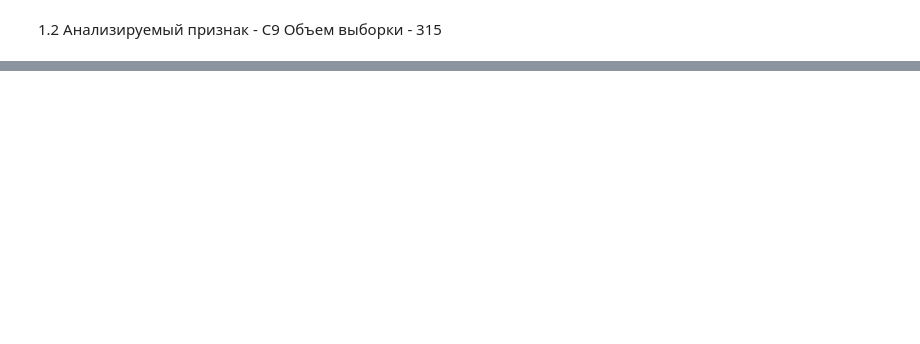
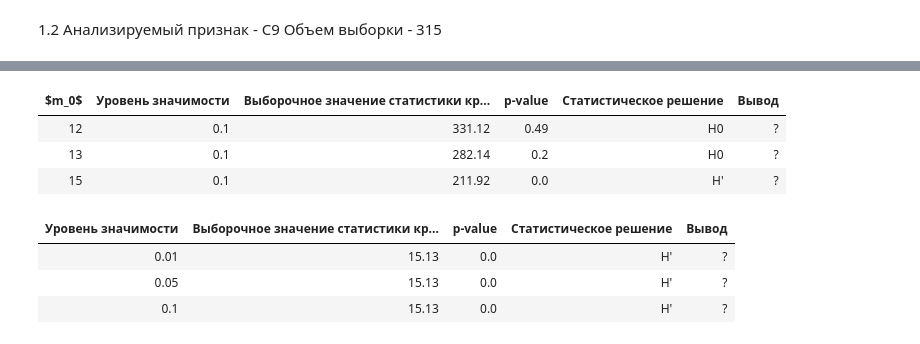
Before and after one commit to AndreiEremeev/matstat-labs, a Jupyter notebook: Untitled.ipynb, the cells around one changed output, grey strips where cells are left out. Saved outputs shown, nothing was run; the diff lists cells and outputs as text; code cells hidden in the pictures; blank space fills up the shorter version.

```diff
--- a/Untitled.ipynb
+++ b/Untitled.ipynb
@@ -125,0 +311,62 @@ print_1_2("C9")
+# %%
+def criterion_chi2_no_m_row(sample, sigma, alpha=0.1):
+    s2 = np.var(sample, ddof=1)
+    z = (len(sample) - 1) * s2 / sigma**2
+    quantile_r = stats.chi2.ppf(1 - alpha / 2, len(sample) - 1)
+    quantile_l = stats.chi2.ppf(alpha / 2, len(sample) - 1)
+    decision = 'H0' if z > quantile_l and z < quantile_r else 'H\''
+    left_p = stats.chi2.cdf(z, len(sample) - 1)
+    p_value = 2 * min(left_p, 1 - left_p)
+    return sigma, alpha, round(z, 4), round(p_value,4), decision, '?'
+def print_3_2(first):
+    np_first = np.array(df[first])
+    table(
+    ['$m_0$', 'Уровень значимости', 'Выборочное значение статистики критерия', 'p-value', 'Статистическое решение', 'Вывод'],
+    [
+       criterion_chi2_no_m_row(np_first, 12),
+       criterion_chi2_no_m_row(np_first, 13),
+       criterion_chi2_no_m_row(np_first, 15),
+    ])
+print_3_2("C9")
+# %% [output]
+| $m_0$ | Уровень значимости | Выборочное значение статистики кр... | p-value | Статистическое решение | Вывод |
+| 12 | 0.1 | 331.12 | 0.49 | H0 | ? |
+| 13 | 0.1 | 282.14 | 0.2 | H0 | ? |
+| 15 | 0.1 | 211.92 | 0.0 | H' | ? |
+# %%
+def criterion_t2_test_row(sample1, sample2, alpha):
+    s1 = np.std(sample1, ddof=1)
+    s2 = np.std(sample2, ddof=1)
+    n1 = len(sample1)
+    n2 = len(sample2)
+    S = (n1 - 1) * s1 * s1 + (n2 - 1) * s2 * s2
+    S /= n1 + n2 - 2
+    S = np.sqrt(S)
+
+    m1 = np.mean(sample1)
+    m2 = np.mean(sample2)
+    z = (m1 - m2) / S
+    z /= np.sqrt(1.0 / n1 + 1.0 / n2)
+    quantile = stats.t.ppf(1 - alpha / 2, len(sample1) + len(sample2) - 2)
+    decision = 'H0' if abs(z) < quantile else 'H\''
+    left_p = stats.t.cdf(z, len(sample1) + len(sample2) - 2)
+    p_value =  2 * min(left_p, 1 - left_p)
+    return alpha, round(z,4), round(p_value, 4), decision, '?'
+def print_3_3(first, second):
+    np_first = np.array(df[first])
+    np_second = np.array(df[second])
+    table(
+    ['Уровень значимости', 'Выборочное значение статистики критерия', 'p-value', 'Статистическое решение', 'Вывод'],
+        [
+           criterion_t2_test_row(np_first, np_second, 0.01),
+           criterion_t2_test_row(np_first, np_second, 0.05),
+           criterion_t2_test_row(np_first, np_second, 0.1),
+        ]
+    )
+
+print_3_3("C11", "C12")
+# %% [output]
+| Уровень значимости | Выборочное значение статистики кр... | p-value | Статистическое решение | Вывод |
+| 0.01 | 15.13 | 0.0 | H' | ? |
+| 0.05 | 15.13 | 0.0 | H' | ? |
+| 0.1 | 15.13 | 0.0 | H' | ? |
```
Also changed, not shown: parts of 10 cells of this notebook.
